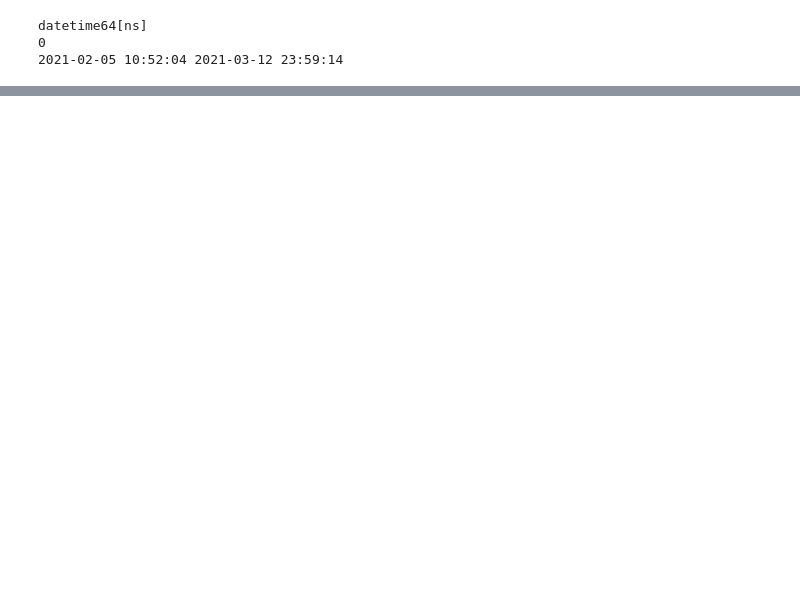
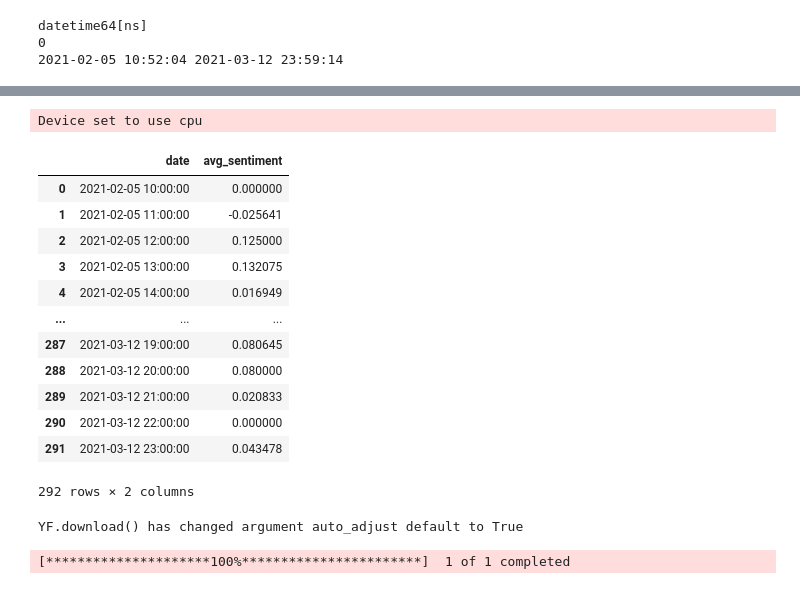
Before and after one commit to stoyanvalchev/bitcoin_sentiment_analsyis, a Jupyter notebook: bitcoin_prediction.ipynb, the cells around one changed output, grey strips where cells are left out. Cells and saved outputs as stored; diff of their text form; code cells hidden in the pictures; blank space fills up the shorter version.

```diff
--- a/bitcoin_prediction.ipynb
+++ b/bitcoin_prediction.ipynb
@@ -423,0 +857,15 @@ print(f"Correlation between sentiment and return: {correlation:.4f}")
+# %%
+import re
+df_clean = df_filtered.copy()
+
+def clean_tweet(text):
+    text = re.sub(r"http\S+", "", text)  # remove URLs
+    text = re.sub(r"@\w+", "", text)     # remove mentions
+    text = re.sub(r"#", "", text)        # remove hashtag symbol
+    text = re.sub(r"\s+", " ", text).strip()  # remove extra spaces
+    return text
+
+df_clean['clean_text'] = df_clean['text'].astype(str).apply(clean_tweet)
+df_clean.drop(columns=['text'], inplace=True)  # drop original text column
+df_clean.to_csv("datasets/cleaned_tweets.csv", index=False)
+df_clean
@@ -423,0 +886,13 @@ print(f"Correlation between sentiment and return: {correlation:.4f}")
+# %%
+from transformers import AutoTokenizer, AutoModelForSequenceClassification
+from transformers import pipeline
+
+# Load FinBERT
+model = AutoModelForSequenceClassification.from_pretrained("yiyanghkust/finbert-tone")
+tokenizer = AutoTokenizer.from_pretrained("yiyanghkust/finbert-tone")
+finbert = pipeline("sentiment-analysis", model=model, tokenizer=tokenizer)
+
+# Run on a sample
+df_clean['sentiment'] = df_clean['clean_text'].apply(lambda x: finbert(x[:512])[0]['label'])  # truncate to 512 tokens
+# %% [output]
+Device set to use cpu
@@ -423,0 +902,40 @@ print(f"Correlation between sentiment and return: {correlation:.4f}")
+# %%
+sentiment_score = {'Positive': 1, 'Neutral': 0, 'Negative': -1}
+df_clean['sentiment_score'] = df_clean['sentiment'].map(sentiment_score)
+
+# Aggregate sentiment per day
+hourly_sentiment = df_clean.groupby(df_clean['date'].dt.floor('h'))['sentiment_score'].mean().reset_index()
+hourly_sentiment.columns = ['date', 'avg_sentiment']
+
+hourly_sentiment
+# %% [output]
+|  | date | avg_sentiment |
+| 0 | 2021-02-05 10:00:00 | 0.000000 |
+| 1 | 2021-02-05 11:00:00 | -0.025641 |
+| 2 | 2021-02-05 12:00:00 | 0.125000 |
+| 3 | 2021-02-05 13:00:00 | 0.132075 |
+| 4 | 2021-02-05 14:00:00 | 0.016949 |
+| ... | ... | ... |
+| 287 | 2021-03-12 19:00:00 | 0.080645 |
+| 288 | 2021-03-12 20:00:00 | 0.080000 |
+| 289 | 2021-03-12 21:00:00 | 0.020833 |
+| 290 | 2021-03-12 22:00:00 | 0.000000 |
+| 291 | 2021-03-12 23:00:00 | 0.043478 |
+292 rows × 2 columns
+# %%
+import yfinance as yf
+
+# Load BTC data from yfinance
+btc = yf.download("BTC-USD", start="2021-01-01", end="2021-12-31")
+btc = btc[['Close']].reset_index()
+btc.columns = ['date', 'btc_close']
+
+# Merge sentiment with price
+btc['date'] = pd.to_datetime(btc['date'])  # Convert 'date' column to datetime
+merged = pd.merge(hourly_sentiment, btc, on='date', how='inner')
+
+# Calculate daily return
+merged['btc_return'] = merged['btc_close'].pct_change()
+# %% [output]
+YF.download() has changed argument auto_adjust default to True
+[*********************100%***********************]  1 of 1 completed
```
Also changed, not shown: parts of 46 cells of this notebook, 1 other file.
